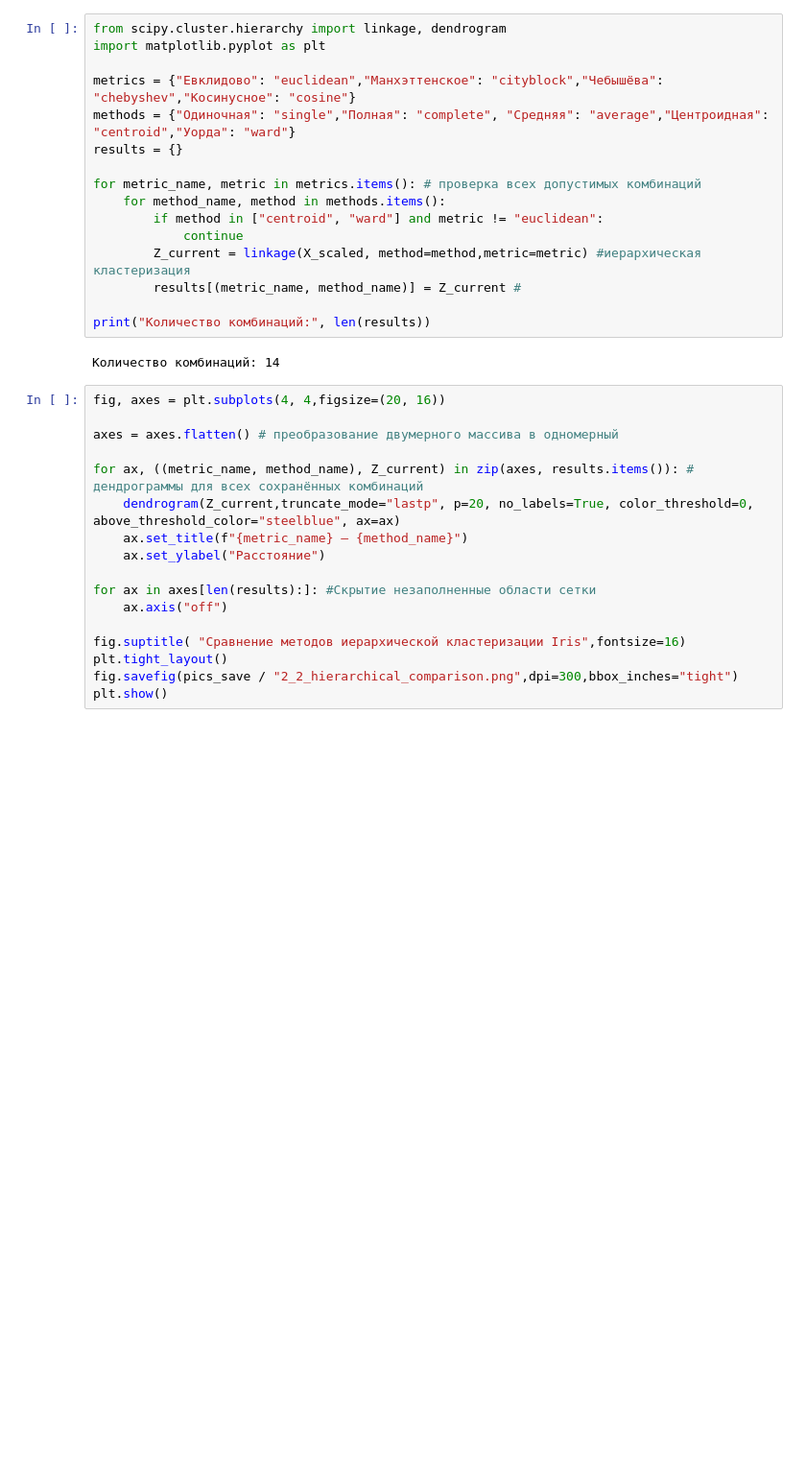
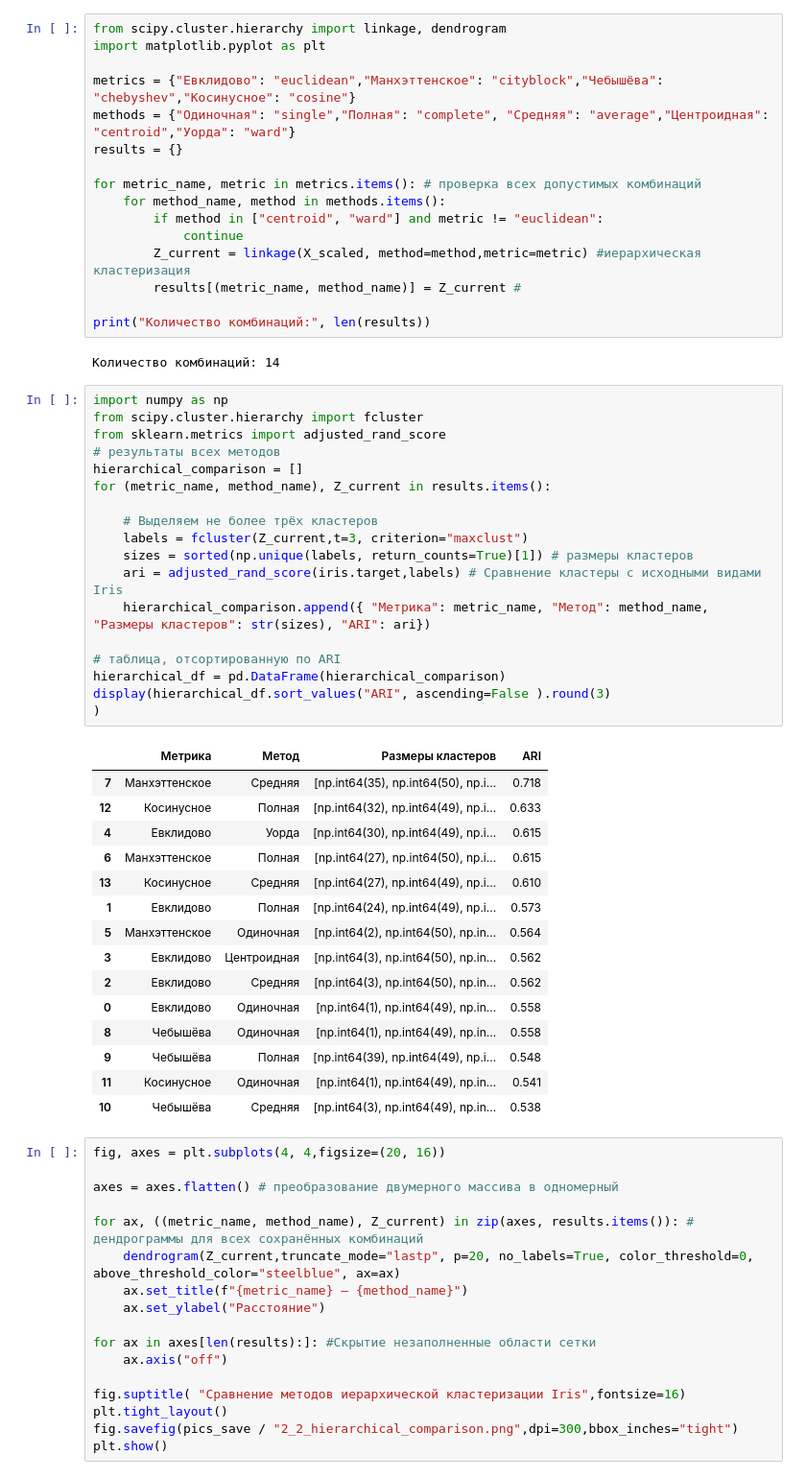
Before and after one commit to infinioka/Labs, a Jupyter notebook: LR2/Notebook/Iris.ipynb, the cells around one changed output. Shown at 96% size. Drawn from its saved outputs; the diff is of its cells as text; blank space fills up the shorter version.

```diff
--- a/LR2/Notebook/Iris.ipynb
+++ b/LR2/Notebook/Iris.ipynb
@@ -151,6 +151,40 @@ for metric_name, metric in metrics.items(): # проверка всех допу
 print("Количество комбинаций:", len(results))
 # %% [output]
 Количество комбинаций: 14
+# %%
+import numpy as np
+from scipy.cluster.hierarchy import fcluster
+from sklearn.metrics import adjusted_rand_score
+# результаты всех методов
+hierarchical_comparison = []
+for (metric_name, method_name), Z_current in results.items():
+
+    # Выделяем не более трёх кластеров
+    labels = fcluster(Z_current,t=3, criterion="maxclust")
+    sizes = sorted(np.unique(labels, return_counts=True)[1]) # размеры кластеров
+    ari = adjusted_rand_score(iris.target,labels) # Сравнение кластеры с исходными видами Iris
+    hierarchical_comparison.append({ "Метрика": metric_name, "Метод": method_name, "Размеры кластеров": str(sizes), "ARI": ari})
+
+# таблица, отсортированную по ARI
+hierarchical_df = pd.DataFrame(hierarchical_comparison)
+display(hierarchical_df.sort_values("ARI", ascending=False ).round(3)
+)
+# %% [output]
+|  | Метрика | Метод | Размеры кластеров | ARI |
+| 7 | Манхэттенское | Средняя | [np.int64(35), np.int64(50), np.i... | 0.718 |
+| 12 | Косинусное | Полная | [np.int64(32), np.int64(49), np.i... | 0.633 |
+| 4 | Евклидово | Уорда | [np.int64(30), np.int64(49), np.i... | 0.615 |
+| 6 | Манхэттенское | Полная | [np.int64(27), np.int64(50), np.i... | 0.615 |
+| 13 | Косинусное | Средняя | [np.int64(27), np.int64(49), np.i... | 0.610 |
+| 1 | Евклидово | Полная | [np.int64(24), np.int64(49), np.i... | 0.573 |
+| 5 | Манхэттенское | Одиночная | [np.int64(2), np.int64(50), np.in... | 0.564 |
+| 3 | Евклидово | Центроидная | [np.int64(3), np.int64(50), np.in... | 0.562 |
+| 2 | Евклидово | Средняя | [np.int64(3), np.int64(50), np.in... | 0.562 |
+| 0 | Евклидово | Одиночная | [np.int64(1), np.int64(49), np.in... | 0.558 |
+| 8 | Чебышёва | Одиночная | [np.int64(1), np.int64(49), np.in... | 0.558 |
+| 9 | Чебышёва | Полная | [np.int64(39), np.int64(49), np.i... | 0.548 |
+| 11 | Косинусное | Одиночная | [np.int64(1), np.int64(49), np.in... | 0.541 |
+| 10 | Чебышёва | Средняя | [np.int64(3), np.int64(49), np.in... | 0.538 |
 # %%
 fig, axes = plt.subplots(4, 4,figsize=(20, 16))
 
```
Also changed, not shown: parts of 2 cells of this notebook.
